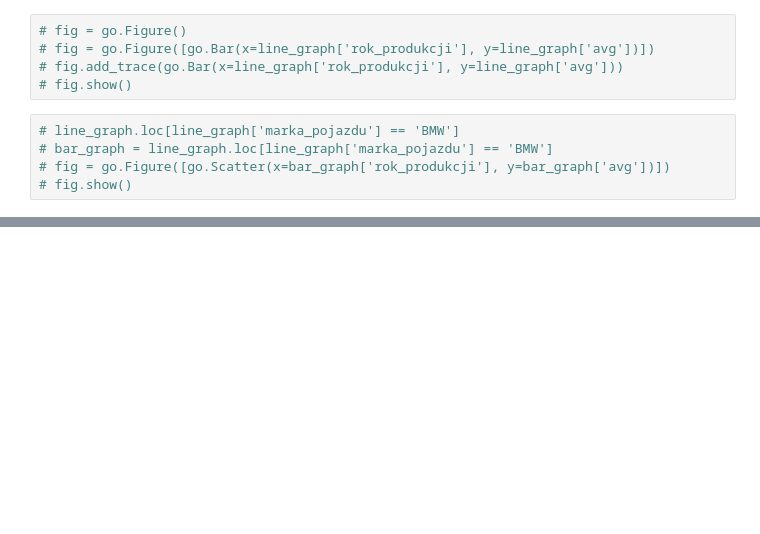
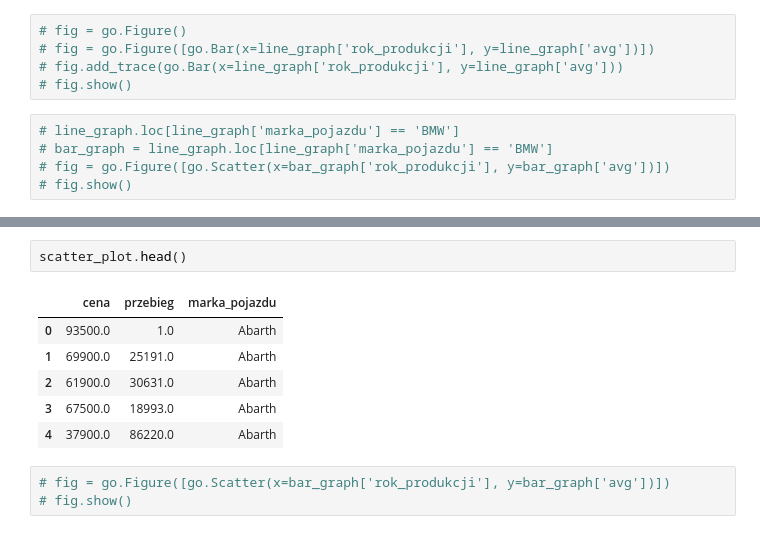
Before and after one commit to Bartoszcz28/Otomoto, a Jupyter notebook: visualization_car_value .ipynb, the cells around one changed output, grey strips where cells are left out. Drawn from its saved outputs; the diff is of its cells as text; blank space fills up the shorter version.

```diff
--- a/visualization_car_value .ipynb
+++ b/visualization_car_value .ipynb
@@ -105,3 +127,15 @@ Scatter_plot
+# %%
+scatter_plot.head()
+# %% [output]
+|  | cena | przebieg | marka_pojazdu |
+| 0 | 93500.0 | 1.0 | Abarth |
+| 1 | 69900.0 | 25191.0 | Abarth |
+| 2 | 61900.0 | 30631.0 | Abarth |
+| 3 | 67500.0 | 18993.0 | Abarth |
+| 4 | 37900.0 | 86220.0 | Abarth |
+# %%
+# fig = go.Figure([go.Scatter(x=bar_graph['rok_produkcji'], y=bar_graph['avg'])])
+# fig.show()
 # %%
 app = dash.Dash(__name__,external_stylesheets=[dbc.themes.LITERA])
 
```
Also changed, not shown: parts of 10 cells of this notebook.
